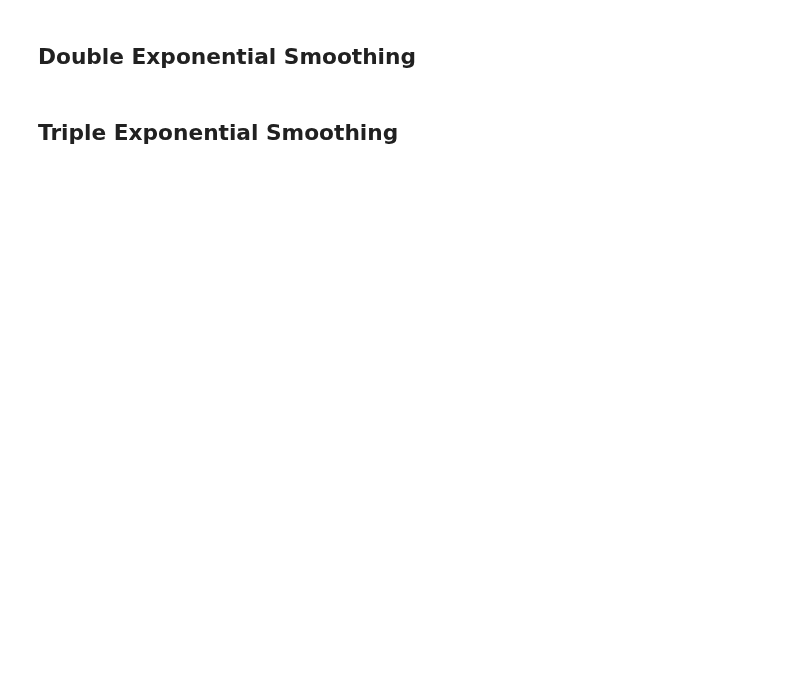
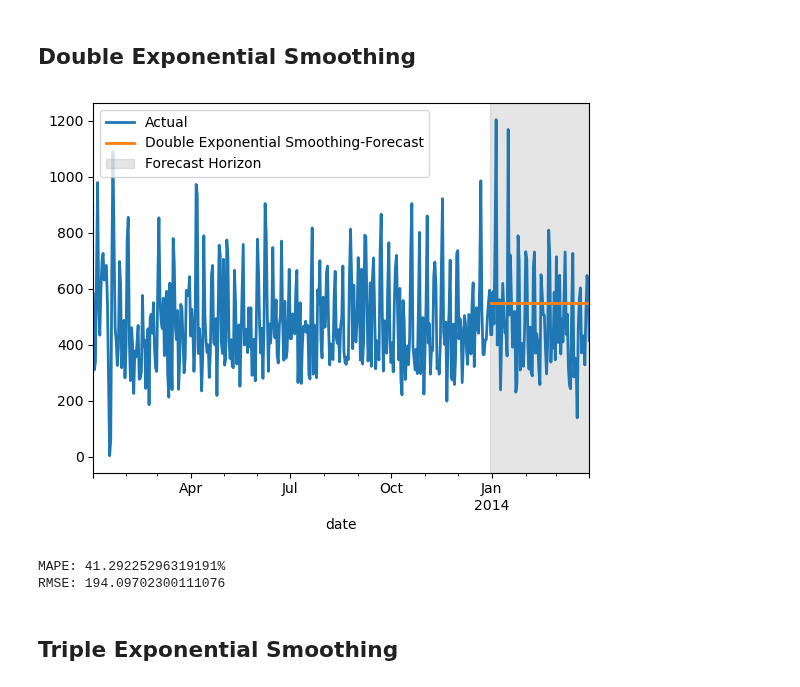
Before and after one commit to Moritz-Binder/corporacion_favorita_grocery_sales_forecasting, a Jupyter notebook: ipynb/Model_Experimentation.ipynb, the cells around one changed output. Drawn from its saved outputs; the diff is of its cells as text; code cells hidden in the pictures; blank space fills up the shorter version.

```diff
--- a/ipynb/Model_Experimentation.ipynb
+++ b/ipynb/Model_Experimentation.ipynb
@@ -378,4 +439,36 @@ LinAlgError: LU decomposition error.
 # %% [markdown]
 ## Double Exponential Smoothing
+# %%
+# Define your SARIMA parameters as usual
+double_exp_smooth = ExponentialSmoothing(
+    trend=ModelMode.ADDITIVE,
+    seasonal=None,
+    random_state = random_seed,
+    smoothing_level=0.5,    # This is your 'alpha' parameter
+    damped=0.9      # Optional: prevents the trend from projecting to infinity
+)
+
+double_exp_smooth.fit(train)
+double_exp_smooth_prediction = double_exp_smooth.predict(len(test))
+
+# Plot Model and Forecast
+series.plot(label='Actual')
+double_exp_smooth_prediction.plot(label='Double Exponential Smoothing-Forecast', low_quantile=0.05, high_quantile=0.95)
+# Get the "split point" (the last timestamp of the training data)
+split_date = train.end_time()
+
+# Add the shaded region
+# plt.axvspan(start, end, color, alpha)
+plt.axvspan(split_date, series.end_time(), color='gray', alpha=0.2, label='Forecast Horizon')
+plt.legend()
+plt.show()
+
+# Evaluate Model
+print(f"MAPE: {mape(test, double_exp_smooth_prediction)}%")
+print(f"RMSE: {rmse(test, double_exp_smooth_prediction)}")
+# %% [output]
+[figure, added]
+MAPE: 41.29225296319191%
+RMSE: 194.09702300111076
 # %% [markdown]
 ## Triple Exponential Smoothing
```
Also changed, not shown: parts of 24 cells of this notebook, 2 other files.
